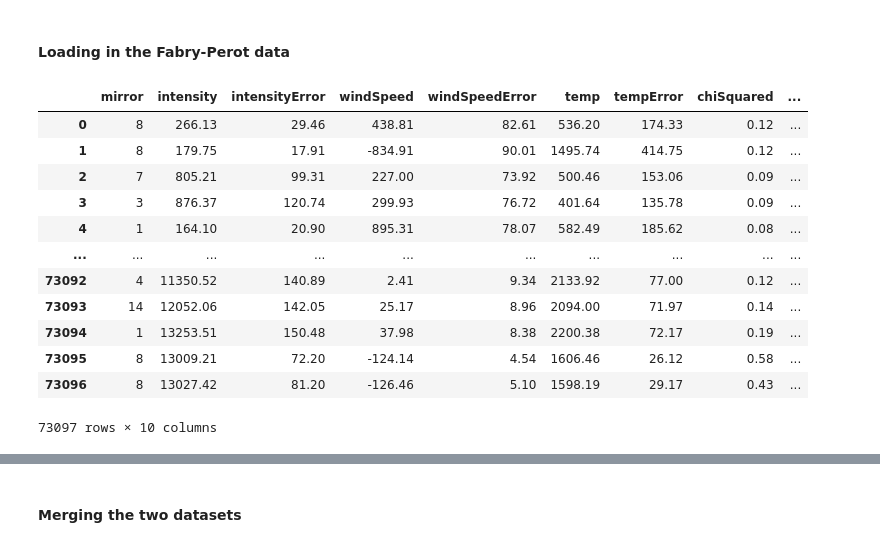
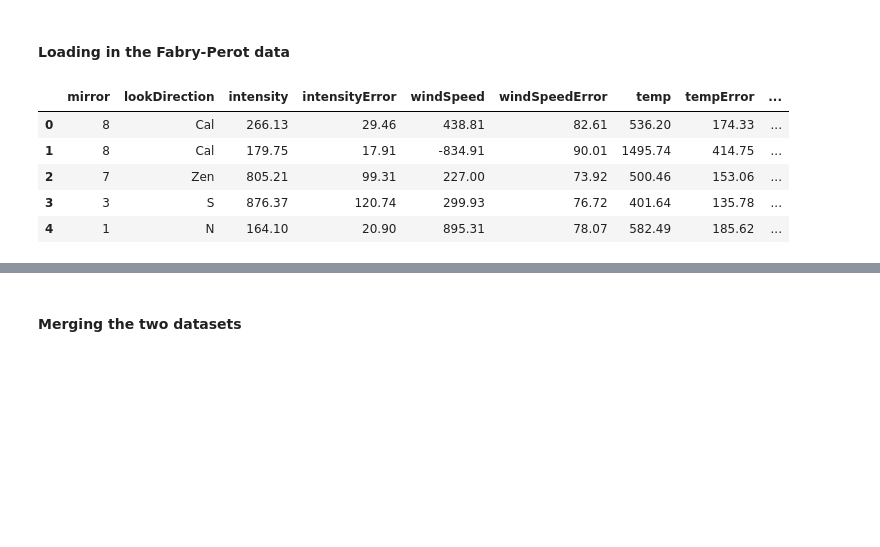
Before and after one commit to elliotdable/fp_ml_ucl, a Jupyter notebook: data_processing.ipynb, the cells around one changed output, grey strips where cells are left out. Cells and saved outputs as stored; diff of their text form; code cells hidden in the pictures; blank space fills up the shorter version.

```diff
--- a/data_processing.ipynb
+++ b/data_processing.ipynb
@@ -198,19 +207,29 @@ def fpi_file_loader(directory):
     return dataframe
-# %%
-sodankyla_red_fpi_data = fpi_file_loader(sodankyla_dir)
-sodankyla_red_fpi_data.to_csv(sodankyla_dir + 'sodankyla_red_fpi_data.csv', index=False)
-sodankyla_red_fpi_data
-# %% [output]
-|  | mirror | intensity | intensityError | windSpeed | windSpeedError | temp | tempError | chiSquared | ... |
-| 0 | 8 | 266.13 | 29.46 | 438.81 | 82.61 | 536.20 | 174.33 | 0.12 | ... |
-| 1 | 8 | 179.75 | 17.91 | -834.91 | 90.01 | 1495.74 | 414.75 | 0.12 | ... |
-| 2 | 7 | 805.21 | 99.31 | 227.00 | 73.92 | 500.46 | 153.06 | 0.09 | ... |
-| 3 | 3 | 876.37 | 120.74 | 299.93 | 76.72 | 401.64 | 135.78 | 0.09 | ... |
-| 4 | 1 | 164.10 | 20.90 | 895.31 | 78.07 | 582.49 | 185.62 | 0.08 | ... |
-| ... | ... | ... | ... | ... | ... | ... | ... | ... | ... |
-| 73092 | 4 | 11350.52 | 140.89 | 2.41 | 9.34 | 2133.92 | 77.00 | 0.12 | ... |
-| 73093 | 14 | 12052.06 | 142.05 | 25.17 | 8.96 | 2094.00 | 71.97 | 0.14 | ... |
-| 73094 | 1 | 13253.51 | 150.48 | 37.98 | 8.38 | 2200.38 | 72.17 | 0.19 | ... |
-| 73095 | 8 | 13009.21 | 72.20 | -124.14 | 4.54 | 1606.46 | 26.12 | 0.58 | ... |
-| 73096 | 8 | 13027.42 | 81.20 | -126.46 | 5.10 | 1598.19 | 29.17 | 0.43 | ... |
-73097 rows × 10 columns
+# %%
+# Mapping dictionary for the mirrors, easier to inderstand which direction they're looking in
+label_mapping = {
+    '1': 'N',
+    '2': 'E',
+    '3': 'S',
+    '4': 'W',
+    '5': 'NW',
+    '6': 'NE',
+    '7': 'Zen',
+    '8': 'Cal',
+    '9': 'SW',
+    '10': 'SE',
+    '11': 'Kir A',
+    '12': 'Kir B',
+    '14': 'Sod A',
+    '15': 'Sod B'
+}
+sodankyla_red_fpi_data = fpi_file_loader(sodankyla_dir, label_mapping)
+sodankyla_red_fpi_data.to_csv(sodankyla_dir + 'sodankyla_red_fpi_data.csv', index=False)
+sodankyla_red_fpi_data.head(5)
+# %% [output]
+|  | mirror | lookDirection | intensity | intensityError | windSpeed | windSpeedError | temp | tempError | ... |
+| 0 | 8 | Cal | 266.13 | 29.46 | 438.81 | 82.61 | 536.20 | 174.33 | ... |
+| 1 | 8 | Cal | 179.75 | 17.91 | -834.91 | 90.01 | 1495.74 | 414.75 | ... |
+| 2 | 7 | Zen | 805.21 | 99.31 | 227.00 | 73.92 | 500.46 | 153.06 | ... |
+| 3 | 3 | S | 876.37 | 120.74 | 299.93 | 76.72 | 401.64 | 135.78 | ... |
+| 4 | 1 | N | 164.10 | 20.90 | 895.31 | 78.07 | 582.49 | 185.62 | ... |
```
Also changed, not shown: parts of 3 cells of this notebook, 1 other file.
